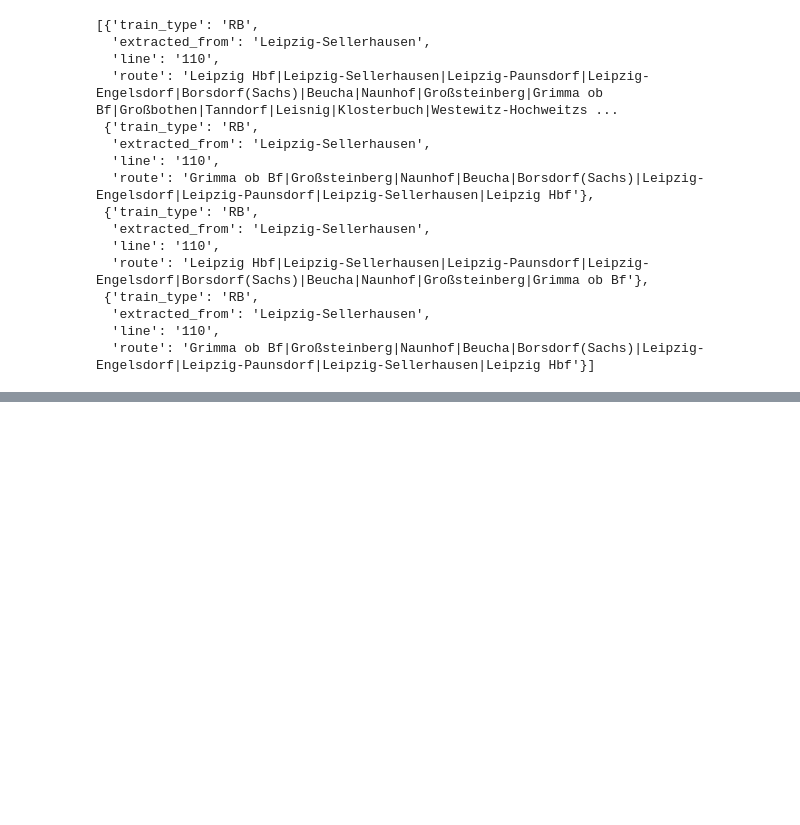
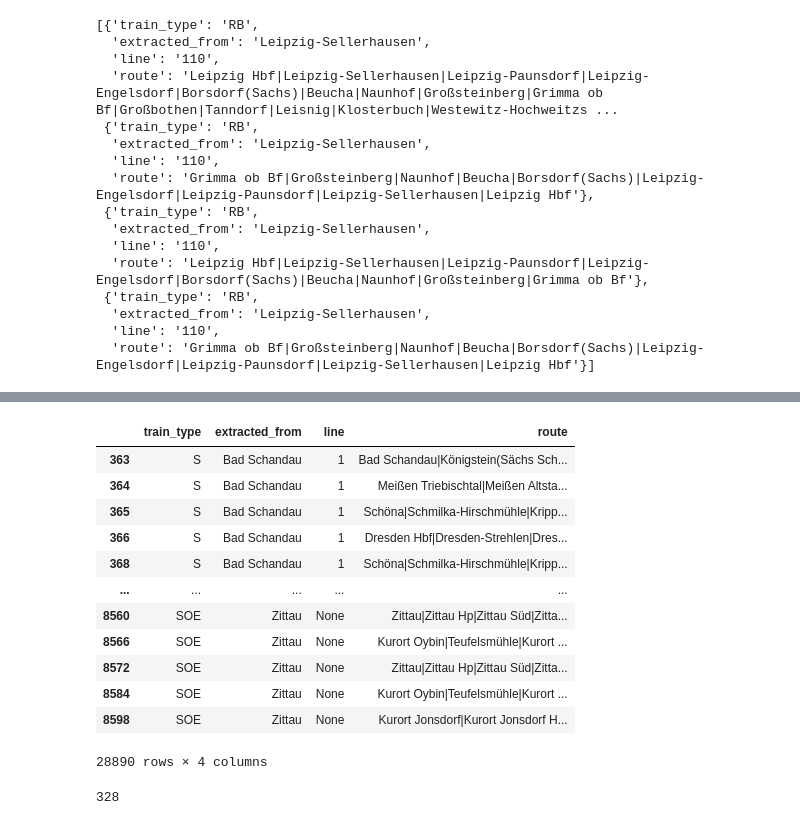
Before and after one commit to rbergm/git-seminar, a Jupyter notebook: src/main/python/Bahn API to rail network conversion.ipynb, the cells around one changed output, grey strips where cells are left out. Cells and saved outputs as stored; diff of their text form; code cells hidden in the pictures; blank space fills up the shorter version.

```diff
--- a/src/main/python/Bahn API to rail network conversion.ipynb
+++ b/src/main/python/Bahn API to rail network conversion.ipynb
@@ -432,0 +459,16 @@ with open("timetables/complete_timetables.json", "w") as timetables_output:
+# %%
+tt_df.sort_values(by=["line", "train_type"])
+# %% [output]
+|  | train_type | extracted_from | line | route |
+| 363 | S | Bad Schandau | 1 | Bad Schandau|Königstein(Sächs Sch... |
+| 364 | S | Bad Schandau | 1 | Meißen Triebischtal|Meißen Altsta... |
+| 365 | S | Bad Schandau | 1 | Schöna|Schmilka-Hirschmühle|Kripp... |
+| 366 | S | Bad Schandau | 1 | Dresden Hbf|Dresden-Strehlen|Dres... |
+| 368 | S | Bad Schandau | 1 | Schöna|Schmilka-Hirschmühle|Kripp... |
+| ... | ... | ... | ... | ... |
+| 8560 | SOE | Zittau | None | Zittau|Zittau Hp|Zittau Süd|Zitta... |
+| 8566 | SOE | Zittau | None | Kurort Oybin|Teufelsmühle|Kurort ... |
+| 8572 | SOE | Zittau | None | Zittau|Zittau Hp|Zittau Süd|Zitta... |
+| 8584 | SOE | Zittau | None | Kurort Oybin|Teufelsmühle|Kurort ... |
+| 8598 | SOE | Zittau | None | Kurort Jonsdorf|Kurort Jonsdorf H... |
+28890 rows × 4 columns
@@ -432,0 +488,5 @@ with open("timetables/complete_timetables.json", "w") as timetables_output:
+# %%
+tt_route_grp = tt_df.groupby("route_normalized_str")
+len(tt_route_grp)
+# %% [output]
+328
```
Also changed, not shown: parts of 10 cells of this notebook, 2 other files.
